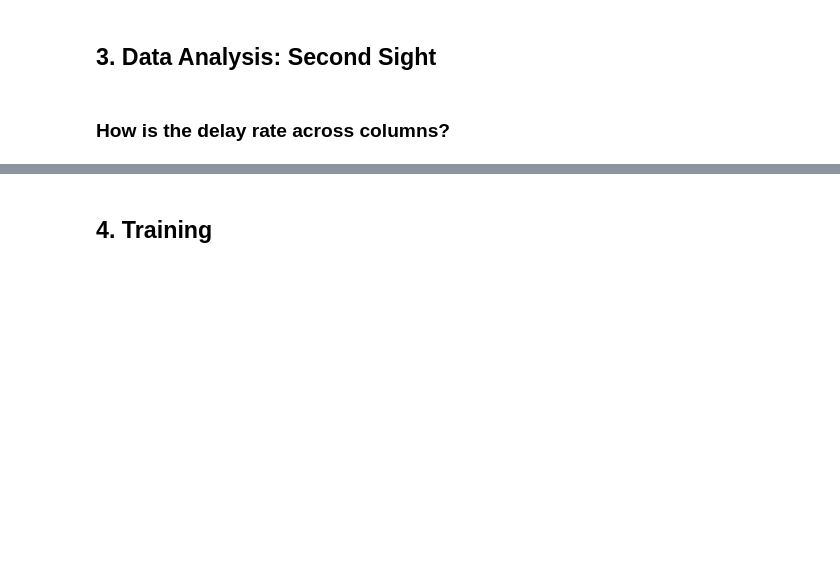
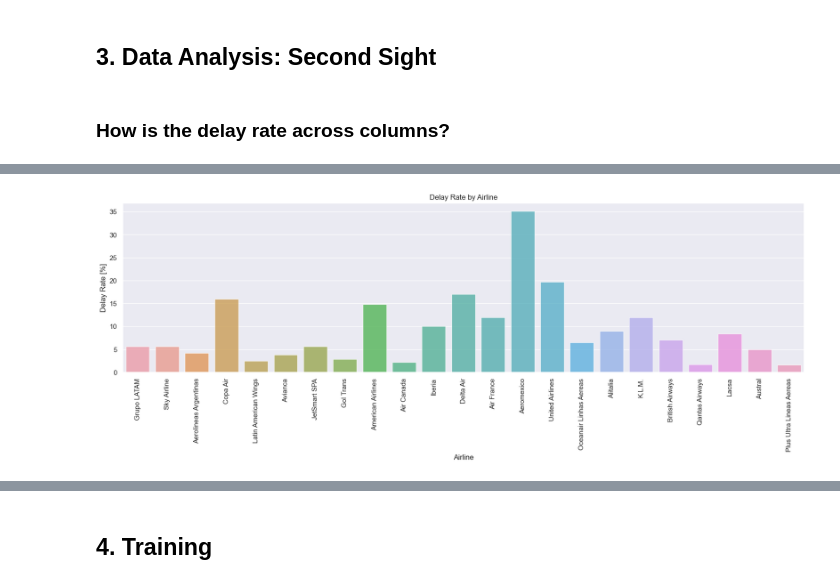
Before and after one commit to pestefo/latam-challenge-mle, a Jupyter notebook: challenge/exploration.ipynb, the cells around one changed output, grey strips where cells are left out. Drawn from its saved outputs; the diff is of its cells as text; code cells hidden in the pictures; blank space fills up the shorter version.

```diff
--- a/challenge/exploration.ipynb
+++ b/challenge/exploration.ipynb
@@ -232,14 +240,16 @@ plt.show()
 # %%
 airlines_rate = get_rate_from_column(data, 'OPERA')
 airlines_rate_values = data['OPERA'].value_counts().index
 plt.figure(figsize = (20,5))
 sns.set(style="darkgrid")
-sns.barplot(airlines_rate_values, airlines_rate['Tasa (%)'], alpha = 0.75)
+sns.barplot(x=airlines_rate_values, y=airlines_rate['Tasa (%)'], alpha=0.75)
 plt.title('Delay Rate by Airline')
 plt.ylabel('Delay Rate [%]', fontsize=12)
 plt.xlabel('Airline', fontsize=12)
 plt.xticks(rotation=90)
 plt.show()
+# %% [output]
+[figure, added]
 # %%
 month_rate = get_rate_from_column(data, 'MES')
 month_rate_value = data['MES'].value_counts().index
```
Also changed, not shown: parts of 9 cells of this notebook, 1 other file.
